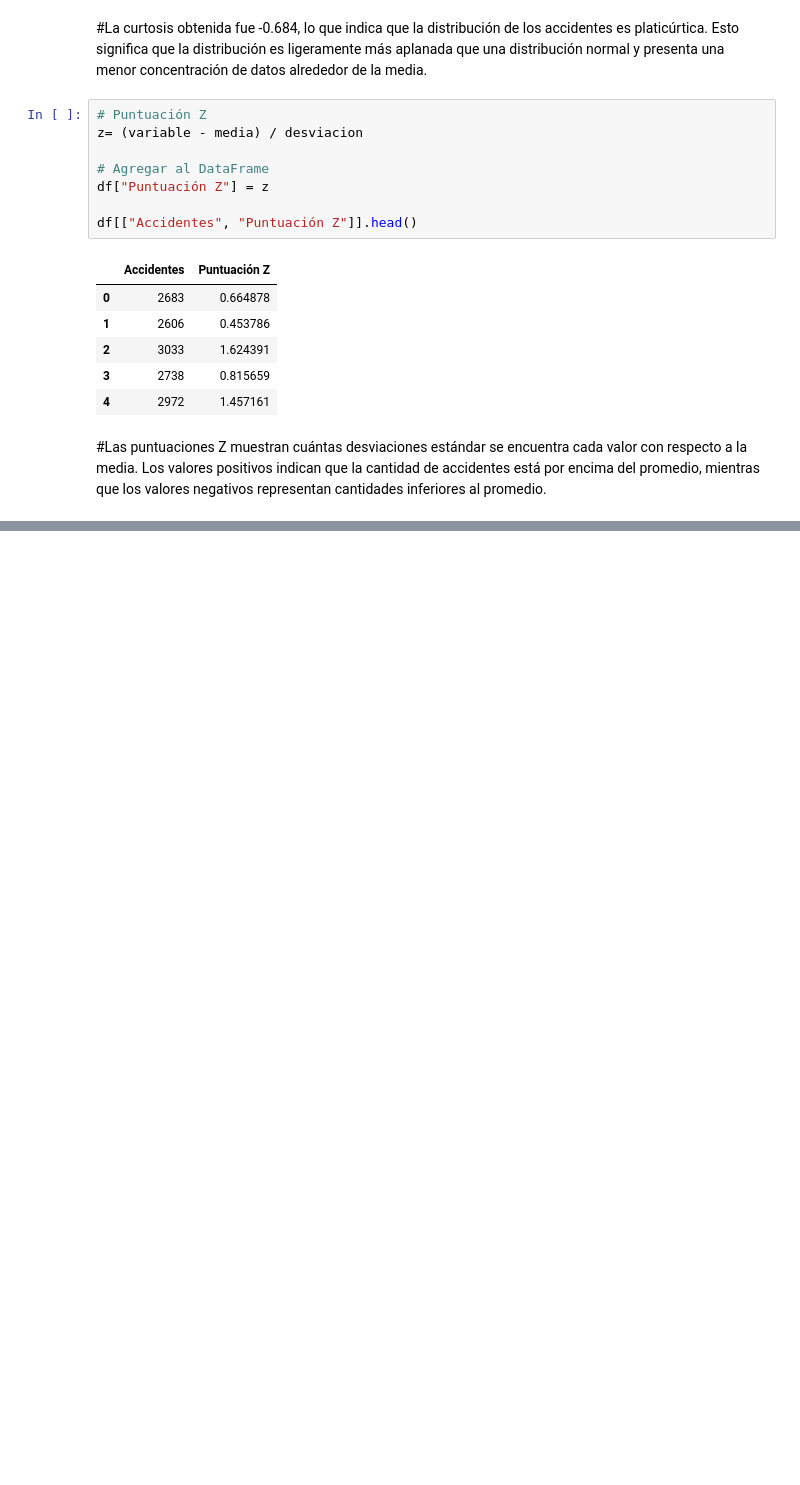
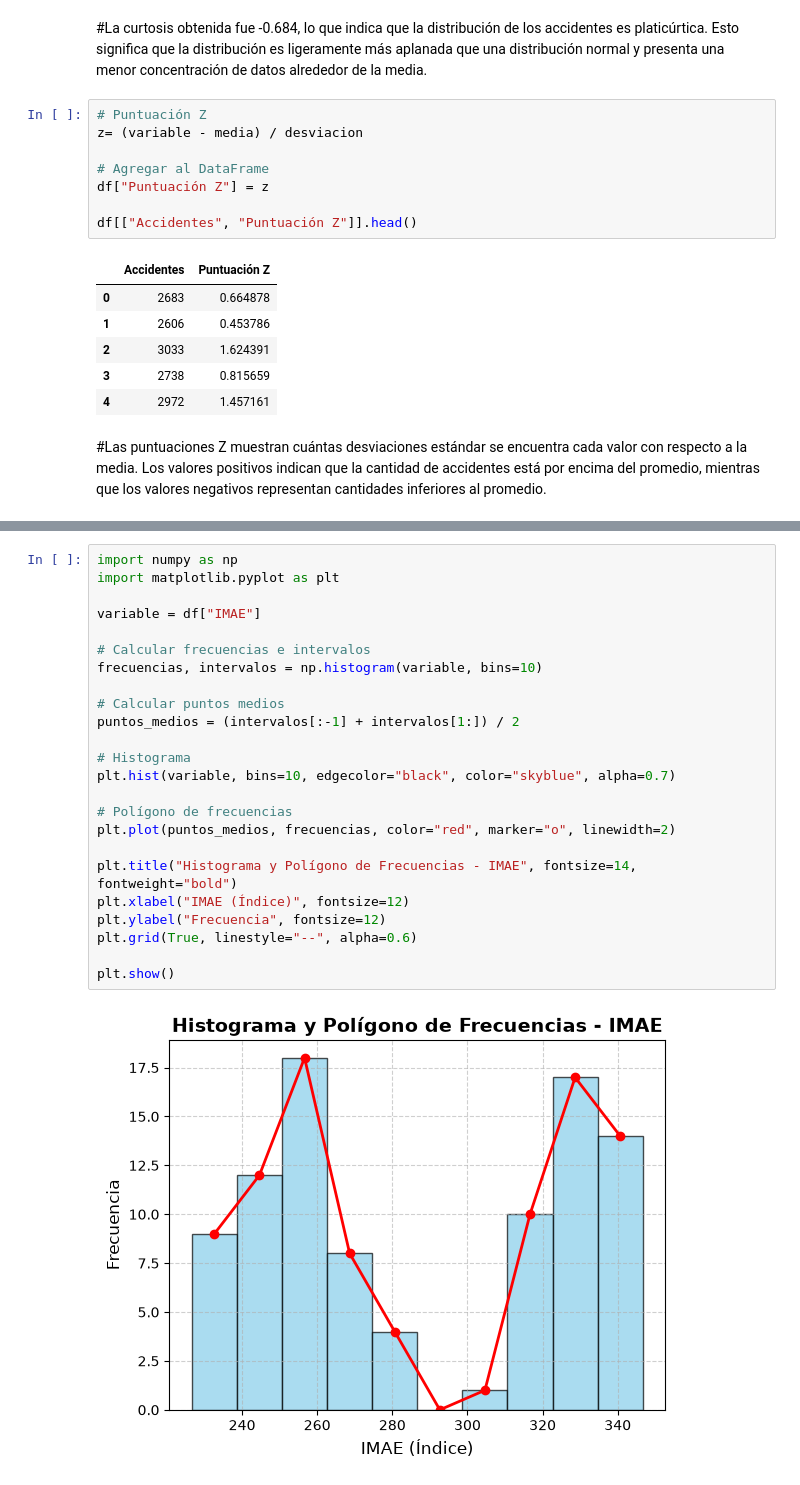
Before and after one commit to Mikael-NoFeik/accidentes-transito-panama, a Jupyter notebook: Notebooks/Notebook_Katleen.ipynb, the cells around one changed output, grey strips where cells are left out. Cells and saved outputs as stored; diff of their text form; blank space fills up the shorter version.

```diff
--- a/Notebooks/Notebook_Katleen.ipynb
+++ b/Notebooks/Notebook_Katleen.ipynb
@@ -233,0 +531,26 @@ df[["Accidentes", "Puntuación Z"]].head()
+# %%
+import numpy as np
+import matplotlib.pyplot as plt
+
+variable = df["IMAE"]
+
+# Calcular frecuencias e intervalos
+frecuencias, intervalos = np.histogram(variable, bins=10)
+
+# Calcular puntos medios
+puntos_medios = (intervalos[:-1] + intervalos[1:]) / 2
+
+# Histograma
+plt.hist(variable, bins=10, edgecolor="black", color="skyblue", alpha=0.7)
+
+# Polígono de frecuencias
+plt.plot(puntos_medios, frecuencias, color="red", marker="o", linewidth=2)
+
+plt.title("Histograma y Polígono de Frecuencias - IMAE", fontsize=14, fontweight="bold")
+plt.xlabel("IMAE (Índice)", fontsize=12)
+plt.ylabel("Frecuencia", fontsize=12)
+plt.grid(True, linestyle="--", alpha=0.6)
+
+plt.show()
+# %% [output]
+[figure, added]
```
Also changed, not shown: parts of 21 cells of this notebook.
